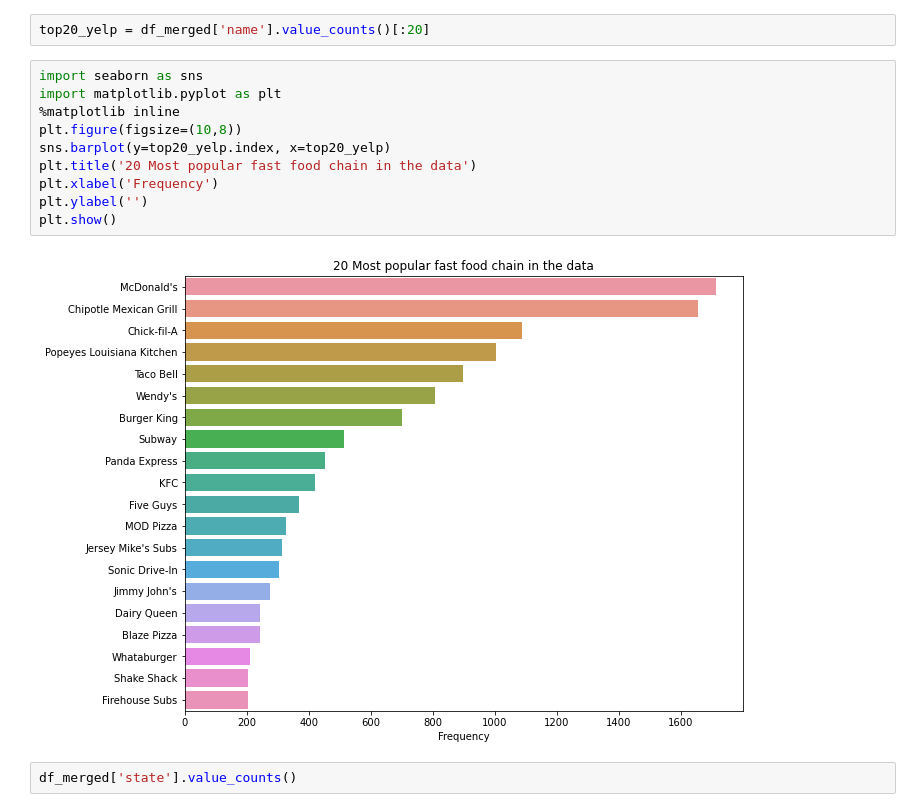
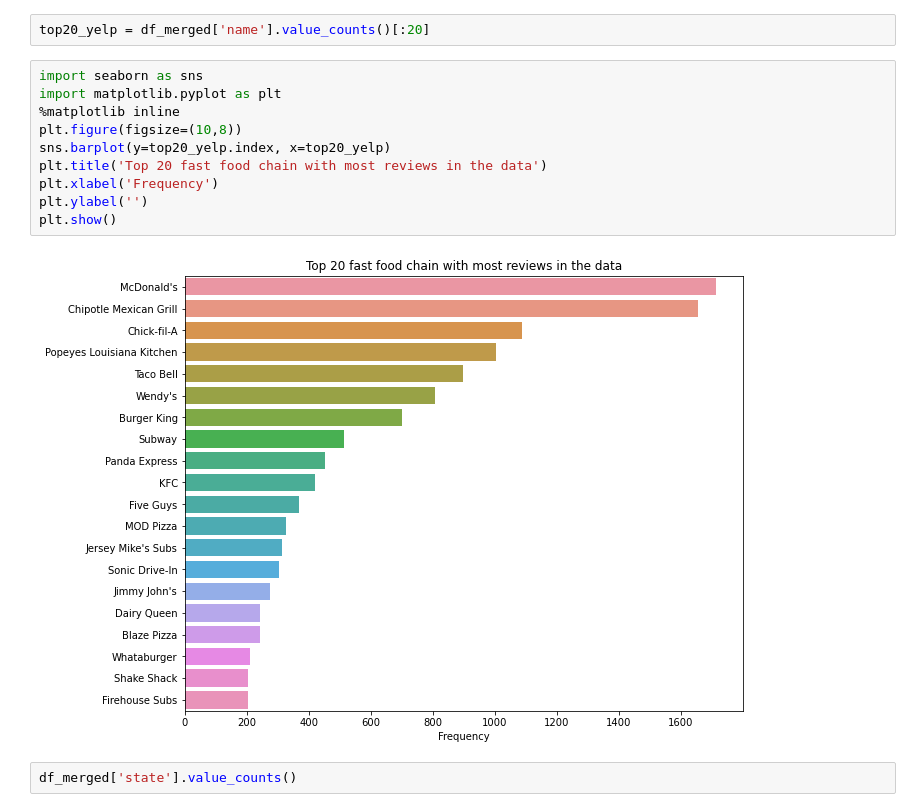
Before and after one commit to aestheteeism/yelp-covid-project, a Jupyter notebook: Notebooks/yelp-review-anlysis.ipynb, the cells around one changed output. Cells and saved outputs as stored; diff of their text form.

```diff
--- a/Notebooks/yelp-review-anlysis.ipynb
+++ b/Notebooks/yelp-review-anlysis.ipynb
@@ -83,15 +83,15 @@ top20_yelp = df_merged['name'].value_counts()[:20]
 # %%
 import seaborn as sns
 import matplotlib.pyplot as plt
 %matplotlib inline
 plt.figure(figsize=(10,8))
 sns.barplot(y=top20_yelp.index, x=top20_yelp)
-plt.title('20 Most popular fast food chain in the data')
+plt.title('Top 20 fast food chain with most reviews in the data')
 plt.xlabel('Frequency')
 plt.ylabel('')
 plt.show()
 # %% [output]
-[figure, old version]
+[figure, new version]
 # %%
 df_merged['state'].value_counts()
 # %% [output]
```
Also changed, not shown: parts of 36 cells of this notebook, 6 other files.
